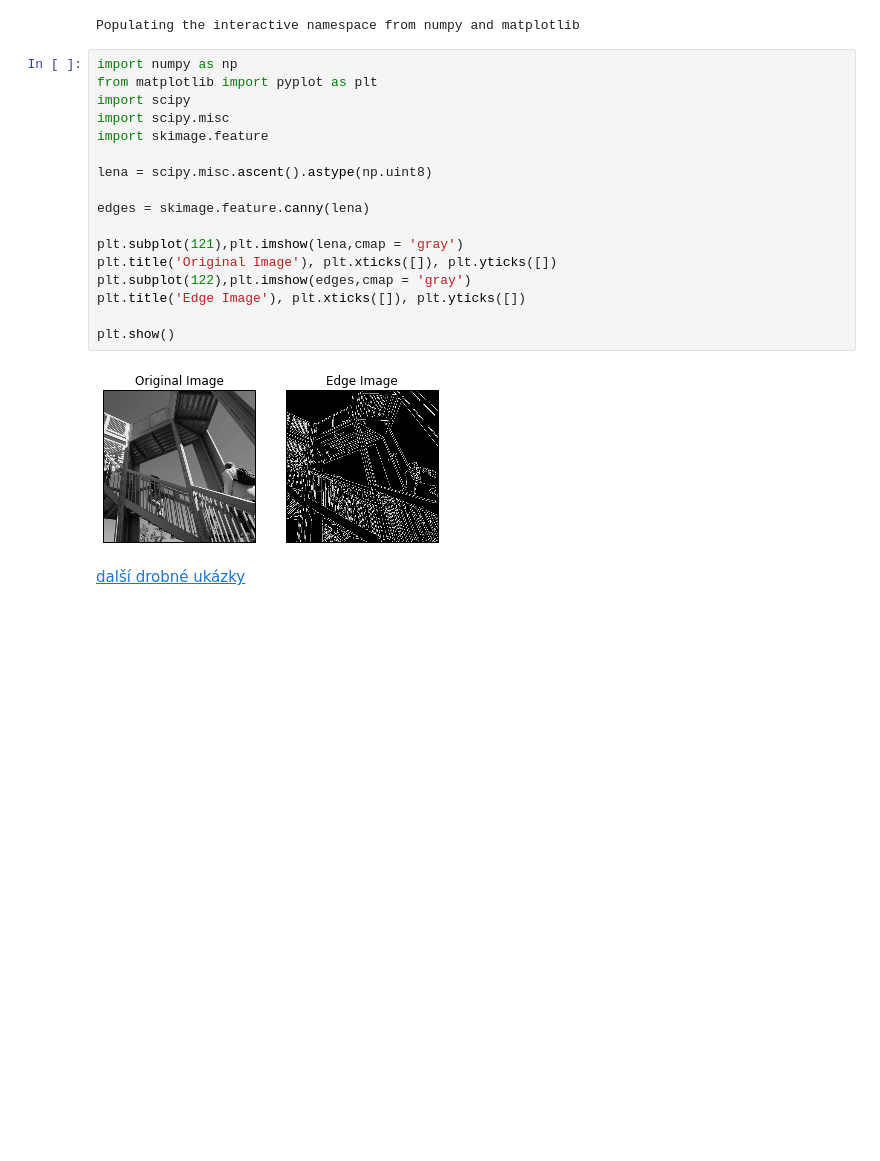
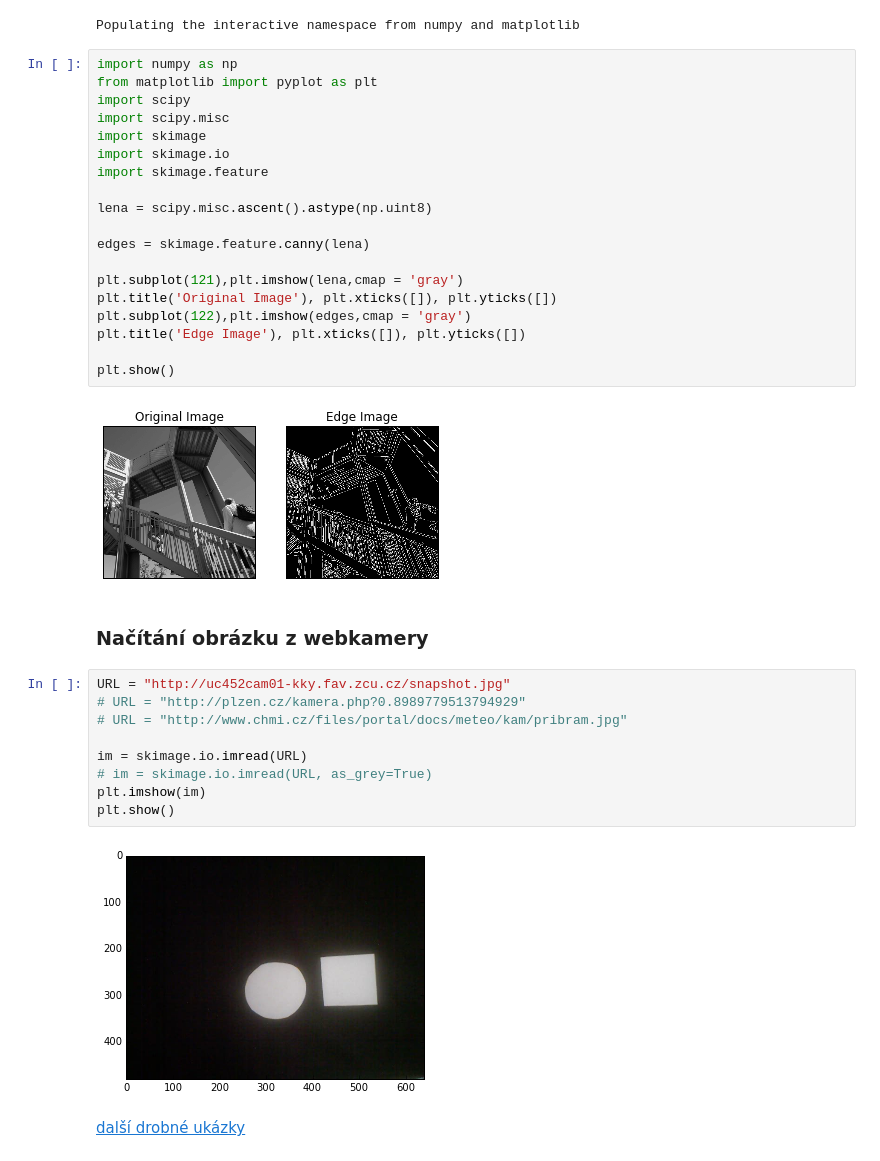
Before and after one commit to mjirik/ZDO, a Jupyter notebook: ZDOcvUvod.ipynb, the cells around one changed output. Saved outputs shown, nothing was run; the diff lists cells and outputs as text; blank space fills up the shorter version.

Commit message:
kamera

```diff
--- a/ZDOcvUvod.ipynb
+++ b/ZDOcvUvod.ipynb
@@ -35,6 +35,8 @@ import numpy as np
 from matplotlib import pyplot as plt
 import scipy
 import scipy.misc
+import skimage
+import skimage.io
 import skimage.feature
 
 lena = scipy.misc.ascent().astype(np.uint8)
@@ -49,6 +51,19 @@ plt.title('Edge Image'), plt.xticks([]), plt.yticks([])
 plt.show()
 # %% [output]
 [figure]
+# %% [markdown]
+### Načítání obrázku z webkamery
+# %%
+URL = "http://uc452cam01-kky.fav.zcu.cz/snapshot.jpg"
+# URL = "http://plzen.cz/kamera.php?0.8989779513794929"
+# URL = "http://www.chmi.cz/files/portal/docs/meteo/kam/pribram.jpg"
+
+im = skimage.io.imread(URL)
+# im = skimage.io.imread(URL, as_grey=True)
+plt.imshow(im)
+plt.show()
+# %% [output]
+[figure, added]
 # %% [markdown]
 [další drobné ukázky](http://nbviewer.jupyter.org/github/mjirik/ZDO/blob/master/ZDO-useful.ipynb)
 # %% [markdown]
```
